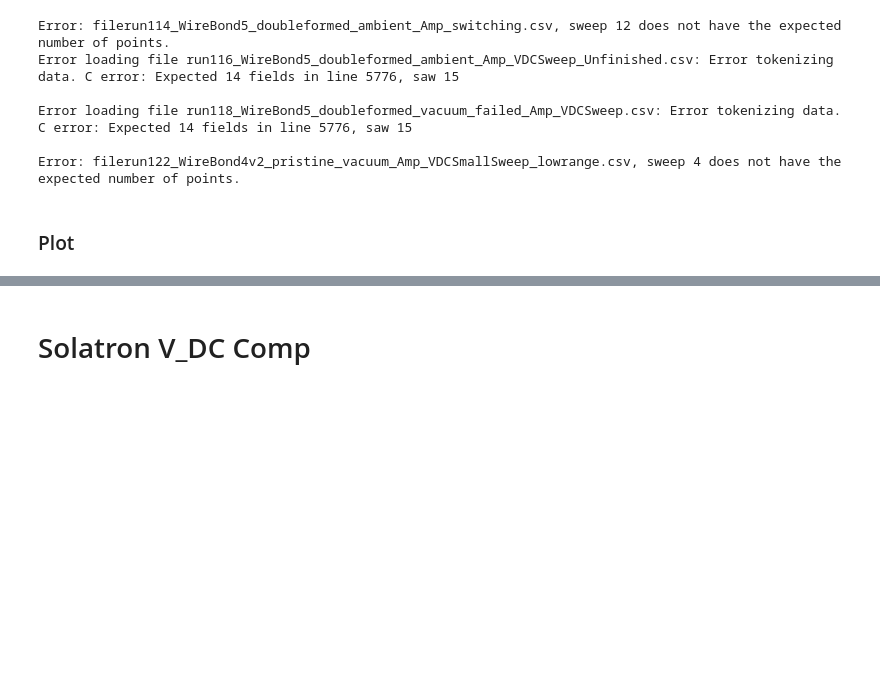
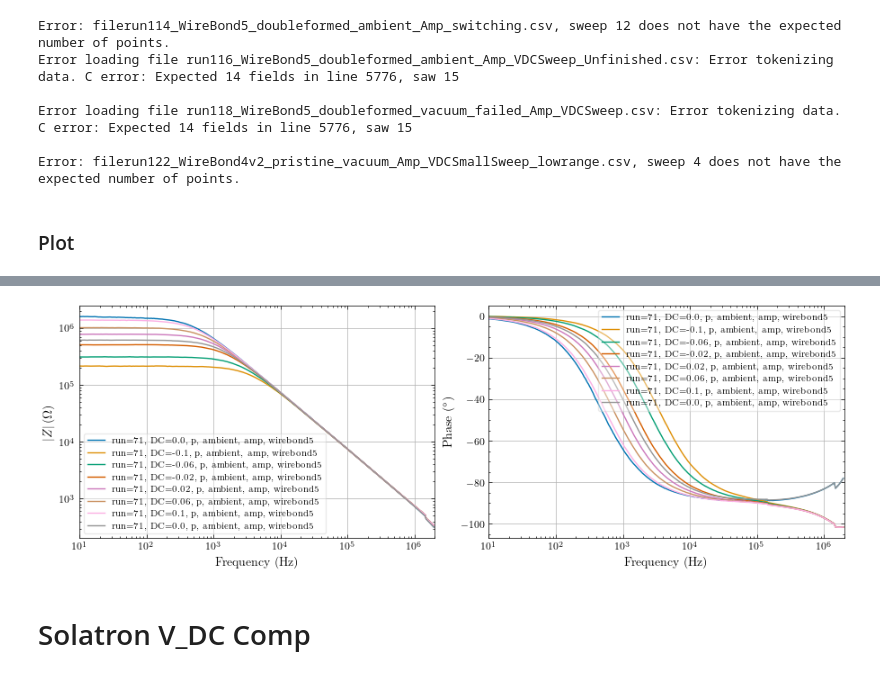
Before and after one commit to hc3413/IS_Analysis, a Jupyter notebook: IS_Analysis.ipynb, the cells around one changed output, grey strips where cells are left out. Cells and saved outputs as stored; diff of their text form; code cells hidden in the pictures; blank space fills up the shorter version.

```diff
--- a/IS_Analysis.ipynb
+++ b/IS_Analysis.ipynb
@@ -118,3 +120,10 @@ fig, ax = IS_plot(r71,d_type = 'Zabsphi', x_lim = [1e1,2e6], sort_data = False,
+# %%
+# Plot WITHOUT DC offset colorbar
+fig1, ax1 = IS_plot(r71, d_type='Zabsphi', x_lim=[1e1, 2e6],
+                    sort_data=False, c_bar=0, fig_size=fig_size)
+                    # Note: fig_size is passed from set_plot_style
+# %% [output]
+[figure, added]
 # %% [markdown]
 # Solatron V_DC Comp
 # %% [markdown]
```
Also changed, not shown: parts of 2 cells of this notebook, 2 other files.
